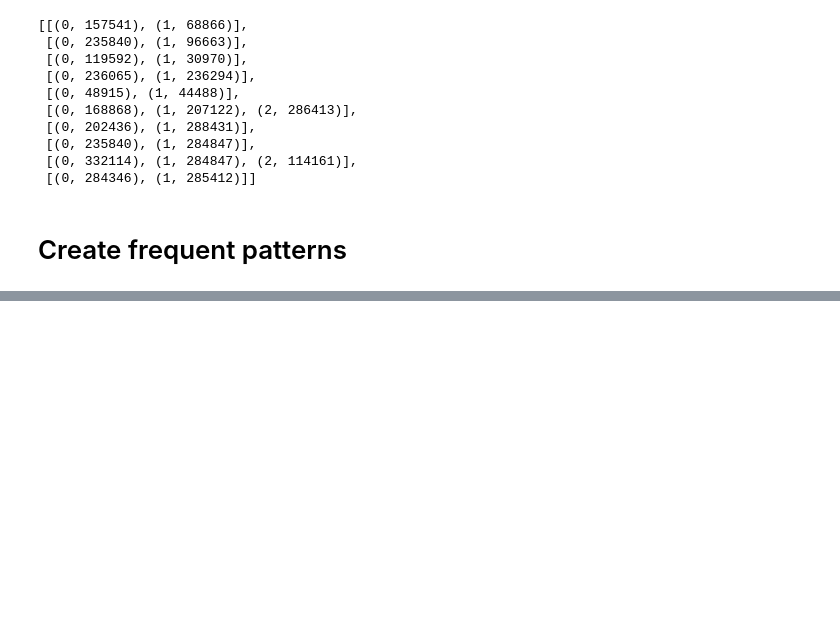
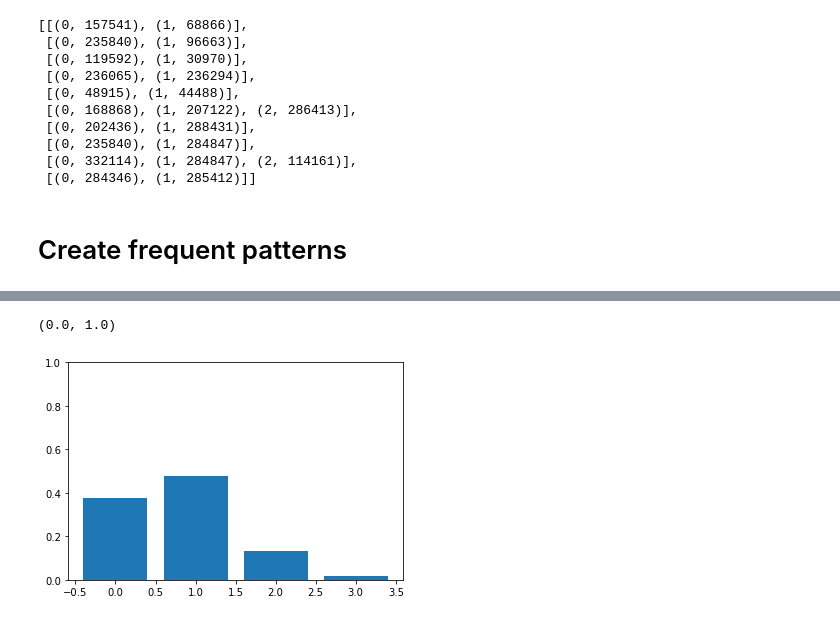
Before and after one commit to finloop/data-science-notebooks, a Jupyter notebook: user_interactions/freqency_analysis.ipynb, the cells around one changed output, grey strips where cells are left out. Cells and saved outputs as stored; diff of their text form; code cells hidden in the pictures; blank space fills up the shorter version.

```diff
--- a/user_interactions/freqency_analysis.ipynb
+++ b/user_interactions/freqency_analysis.ipynb
@@ -93,0 +134,6 @@ df3
+# %%
+plt.bar(list(range(int(len(li[1])))), np.array(li[1])/sum(li[1]))
+plt.ylim([0,1])
+# %% [output]
+(0.0, 1.0)
+[figure, added]
```
Also changed, not shown: parts of 34 cells of this notebook.
